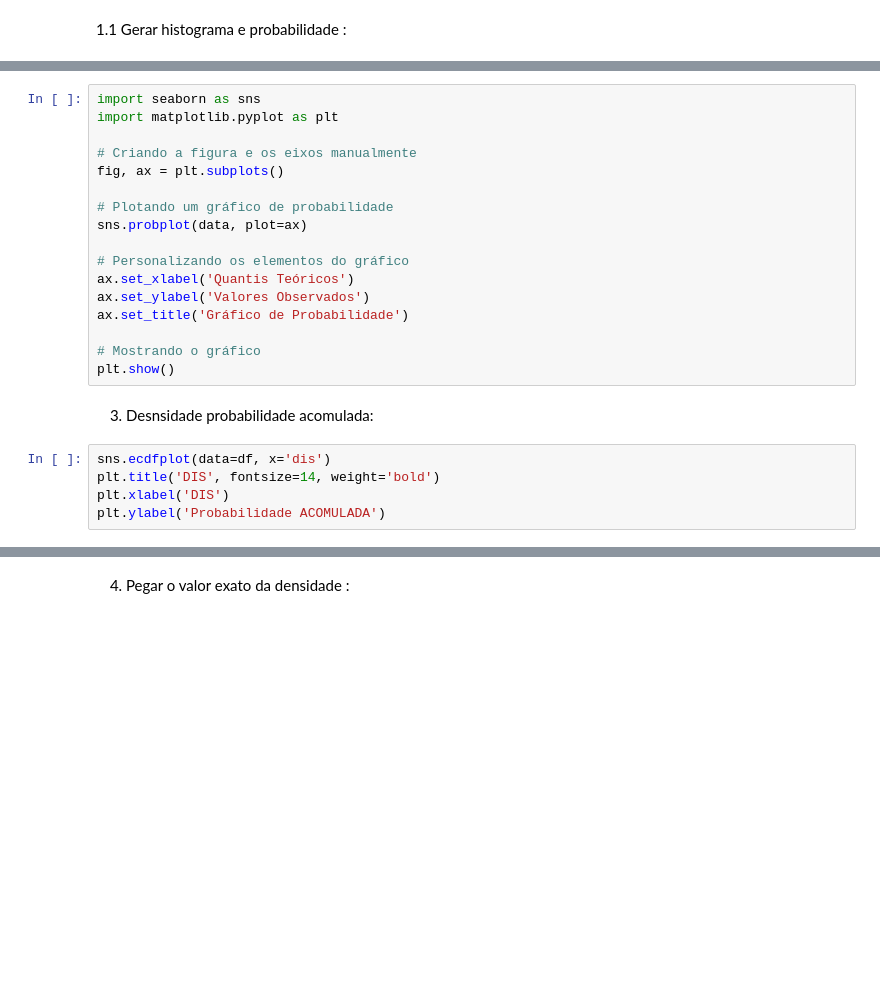
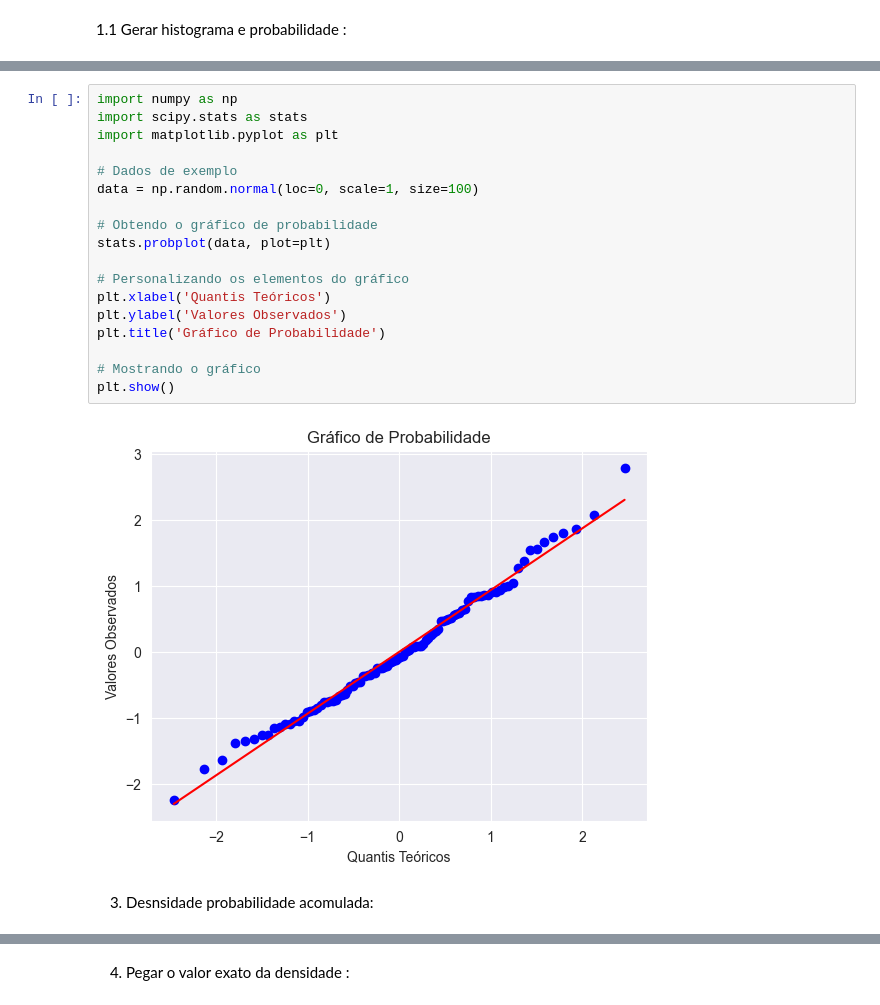
Before and after one commit to NULLBYTE-RGH/Sistemas-e-Sinais, a Jupyter notebook: Resumo.ipynb, the cells around one changed output, grey strips where cells are left out. Drawn from its saved outputs; the diff is of its cells as text; blank space fills up the shorter version.

```diff
--- a/Resumo.ipynb
+++ b/Resumo.ipynb
@@ -618,24 +666,22 @@ sns.histplot(x='body_mass_g', hue='sex', data=df_penguins, kde=True)
 # %%
-import seaborn as sns
+import numpy as np
+import scipy.stats as stats
 import matplotlib.pyplot as plt
 
-# Criando a figura e os eixos manualmente
-fig, ax = plt.subplots()
+# Dados de exemplo
+data = np.random.normal(loc=0, scale=1, size=100)
 
-# Plotando um gráfico de probabilidade
-sns.probplot(data, plot=ax)
+# Obtendo o gráfico de probabilidade
+stats.probplot(data, plot=plt)
 
 # Personalizando os elementos do gráfico
-ax.set_xlabel('Quantis Teóricos')
-ax.set_ylabel('Valores Observados')
-ax.set_title('Gráfico de Probabilidade')
+plt.xlabel('Quantis Teóricos')
+plt.ylabel('Valores Observados')
+plt.title('Gráfico de Probabilidade')
 
 # Mostrando o gráfico
 plt.show()
+# %% [output]
+[figure, added]
 # %% [markdown]
 3. Desnsidade probabilidade acomulada:
-# %%
-sns.ecdfplot(data=df, x='dis')
-plt.title('DIS', fontsize=14, weight='bold')
-plt.xlabel('DIS')
-plt.ylabel('Probabilidade ACOMULADA')
```
Also changed, not shown: parts of 20 cells of this notebook.
